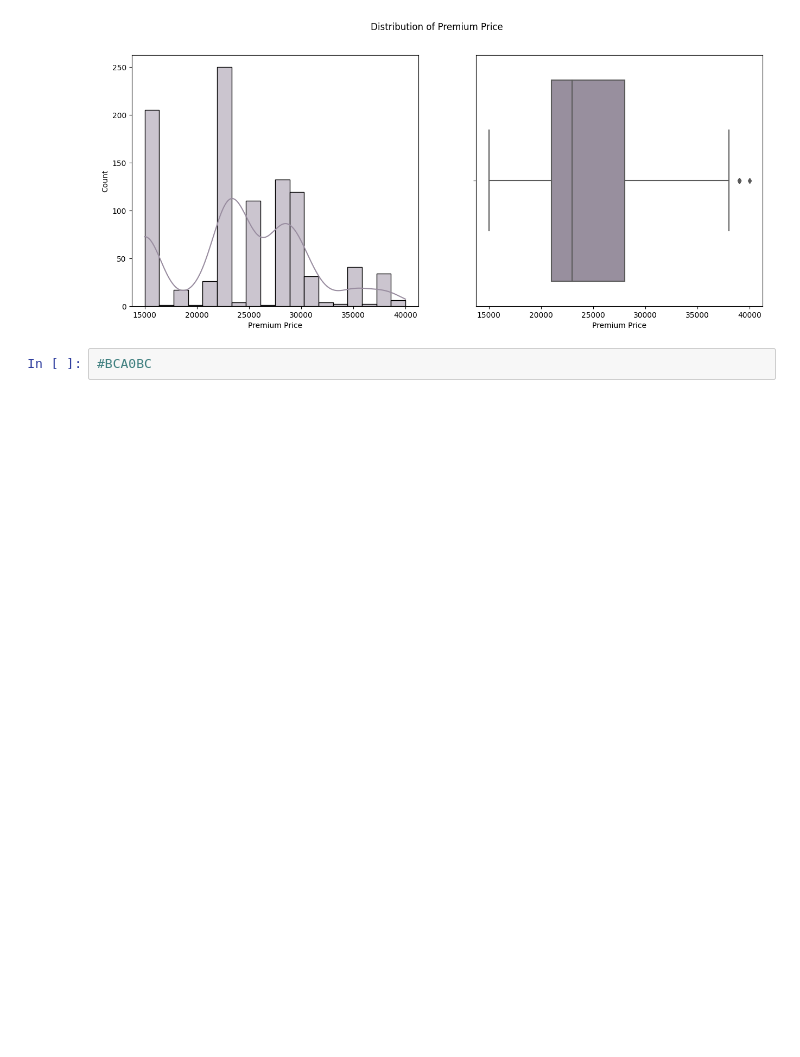
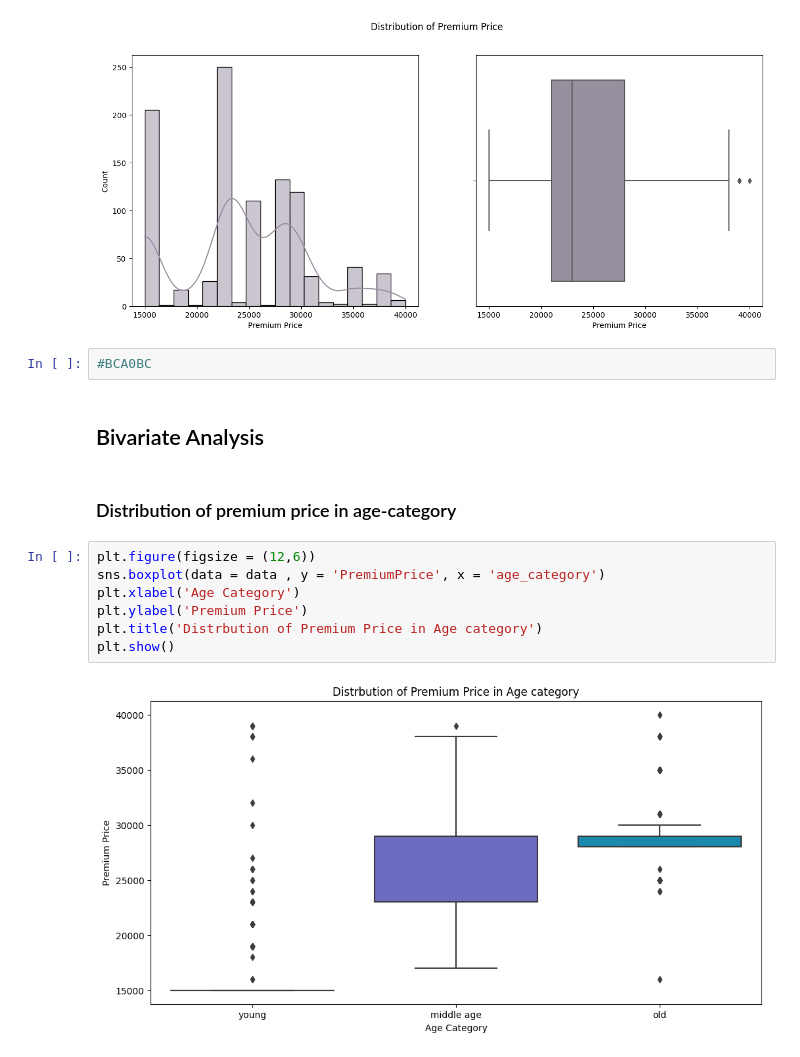
Before and after one commit to RahulHipparkar/Insurance-Premium-Prediction, a Jupyter notebook: insurance-premium-prediction.ipynb, the cells around one changed output. Drawn from its saved outputs; the diff is of its cells as text; blank space fills up the shorter version.

Commit message:
Kaggle Notebook | Insurance Premium Prediction | Version 5

```diff
--- a/insurance-premium-prediction.ipynb
+++ b/insurance-premium-prediction.ipynb
@@ -719,3 +718,16 @@ plt.show()
 [figure]
 # %%
 #BCA0BC
+# %% [markdown]
+## Bivariate Analysis
+# %% [markdown]
+### Distribution of premium price in age-category
+# %%
+plt.figure(figsize = (12,6))
+sns.boxplot(data = data , y = 'PremiumPrice', x = 'age_category')
+plt.xlabel('Age Category')
+plt.ylabel('Premium Price')
+plt.title('Distrbution of Premium Price in Age category')
+plt.show()
+# %% [output]
+[figure, added]
```
Also changed, not shown: parts of 4 cells of this notebook.
